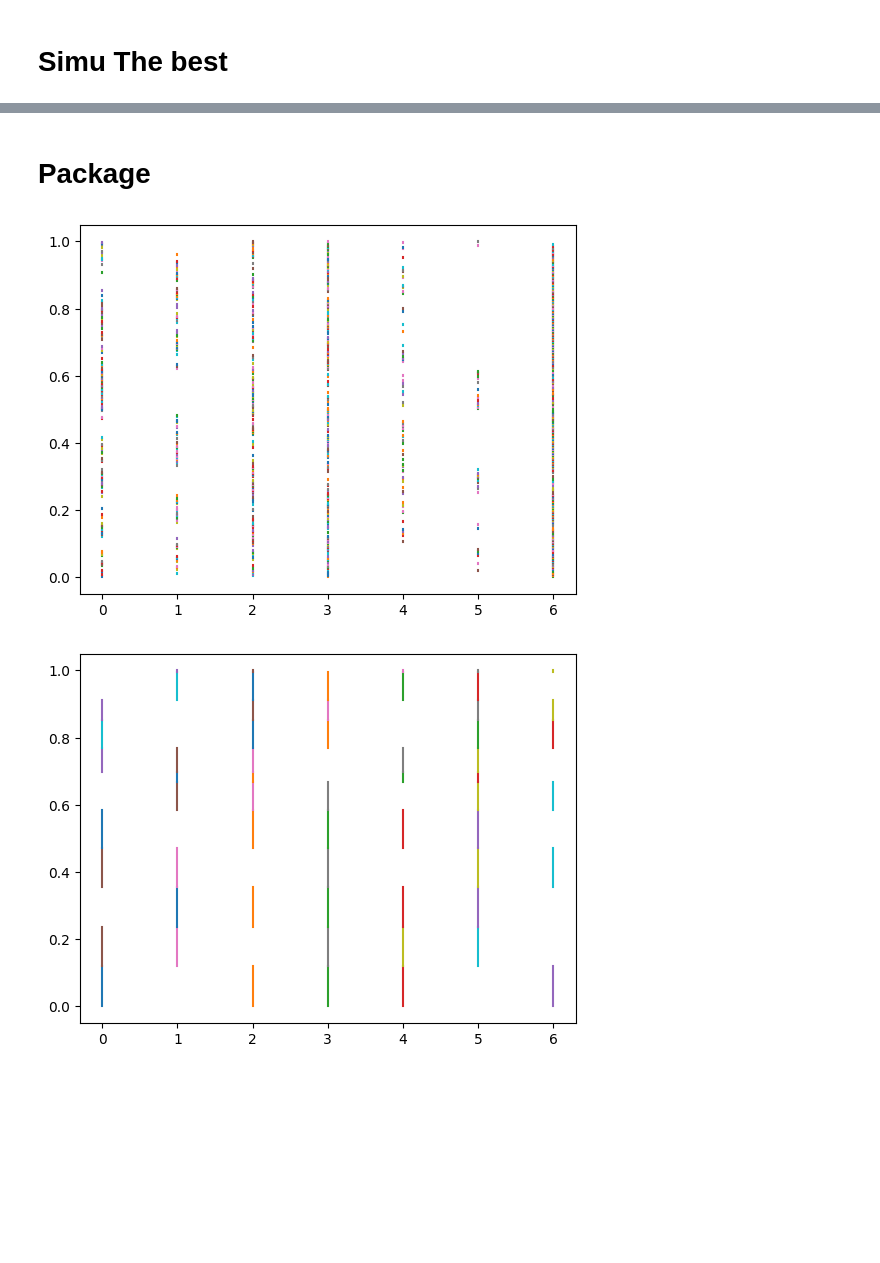
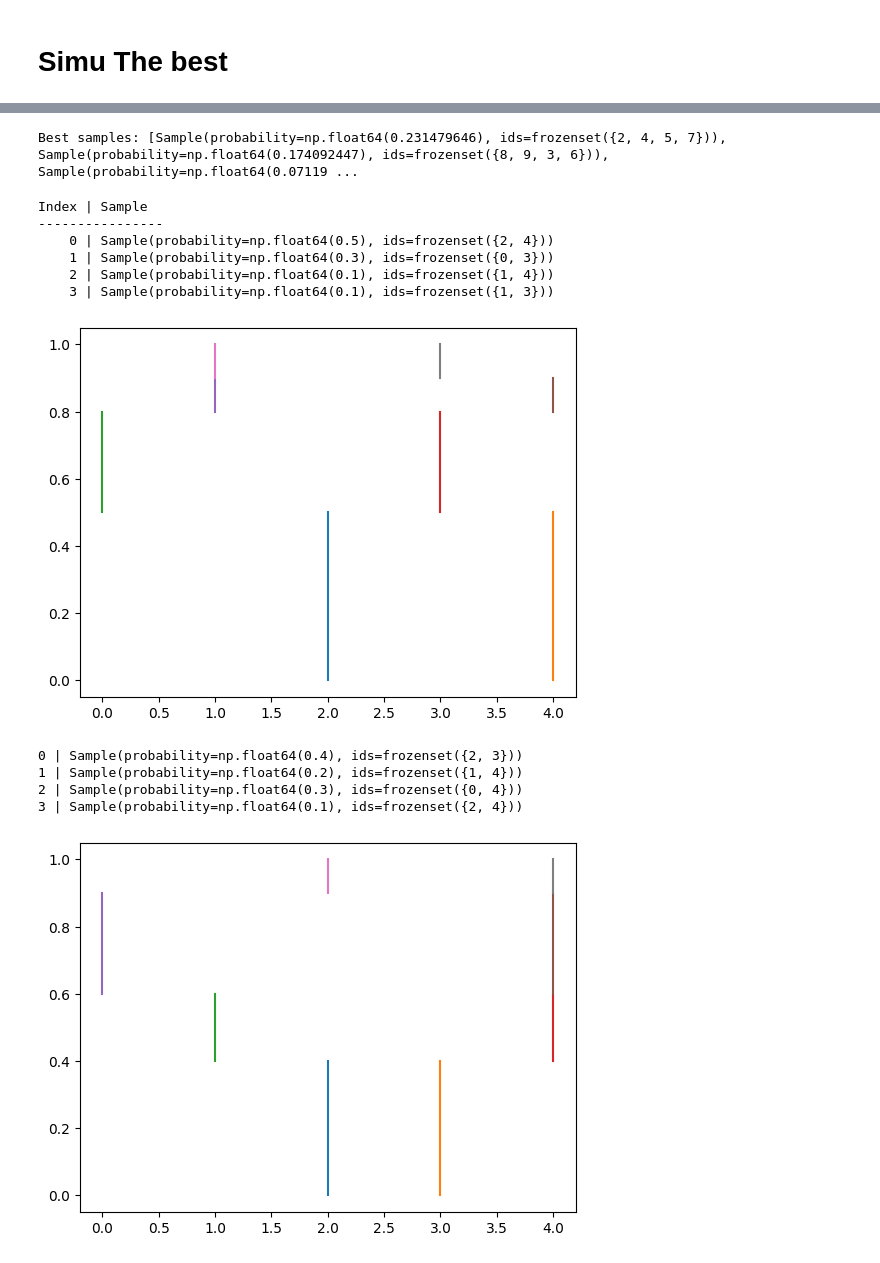
Before and after one commit to mehdimhb/geometric-sampling, a Jupyter notebook: Bardia GFS/A_Star_Optimal_GFS_3.ipynb, the cells around one changed output, grey strips where cells are left out. Drawn from its saved outputs; the diff is of its cells as text; code cells hidden in the pictures; blank space fills up the shorter version.

```diff
--- a/Bardia GFS/A_Star_Optimal_GFS_3.ipynb
+++ b/Bardia GFS/A_Star_Optimal_GFS_3.ipynb
@@ -389,0 +660,9 @@ efficiency of cube sampling 1.43
+# %%
+astar.best_design.merge_identical()  # This merges identical samples
+print(len(astar.best_design.heap))   # Now prints the number of samples after merging
+
+# Or, to be clear:
+count = 0
+for sample in astar.best_design:
+    count += 1
+print("Number of samples in the best design after merging:", count)
@@ -433,2 +810,0 @@ Iterations run: 10000000
-# %% [markdown]
-# Package
@@ -441,19 +811,36 @@ import numpy as np
-# %%
-N = 7
-inclusion = np.random.rand(N)
-inlcusion = np.array([.38, .3, .42, .65, .25, .1, .9])
-D = Design(inlcusion)
-for i in range(10000):
-    D.iterate()
-D.merge_identical()
-D.show()
-x = np.random.rand(N)
-x = np.array([1,2,4,5,7,8,9])
-a = AStarFast(VarNHT(x, inclusion))
-a.run(max_iterations= 100000, num_new_nodes= 4, max_open_set_size= 1000, num_changes= 1)
-a.best_design.show()
-#for sample in a.best_design:
- #   print(sample)
-# %% [output]
-[figure, removed]
-[figure, removed]
+# %%
+best_samples = [sample for sample in astar.best_design]
+print("Best samples:", best_samples)
+# %% [output]
+Best samples: [Sample(probability=np.float64(0.231479646), ids=frozenset({2, 4, 5, 7})), Sample(probability=np.float64(0.174092447), ids=frozenset({8, 9, 3, 6})), Sample(probability=np.float64(0.07119 ...
+# %%
+inclusions = np.array([0.3, 0.2, 0.5, 0.4, 0.6])
+AsDesign = Design(inclusions=inclusions)
+print("Index | Sample")
+print("----------------")
+for i, sample in enumerate(AsDesign):
+    print(f"{i:5d} | {sample}")
+AsDesign.show()
+
+
+
+inclusions = np.array([0.3, 0.2, 0.5, 0.4, 0.6])
+perm = np.random.permutation(len(inclusions))
+shuffled = inclusions[perm]
+AsDesign = Design(inclusions=shuffled, perm=perm)
+for i, sample in enumerate(AsDesign):
+    print(f"{i} | {sample}")
+AsDesign.show()
+# %% [output]
+Index | Sample
+----------------
+    0 | Sample(probability=np.float64(0.5), ids=frozenset({2, 4}))
+    1 | Sample(probability=np.float64(0.3), ids=frozenset({0, 3}))
+    2 | Sample(probability=np.float64(0.1), ids=frozenset({1, 4}))
+    3 | Sample(probability=np.float64(0.1), ids=frozenset({1, 3}))
+[figure, added]
+0 | Sample(probability=np.float64(0.4), ids=frozenset({2, 3}))
+1 | Sample(probability=np.float64(0.2), ids=frozenset({1, 4}))
+2 | Sample(probability=np.float64(0.3), ids=frozenset({0, 4}))
+3 | Sample(probability=np.float64(0.1), ids=frozenset({2, 4}))
+[figure, added]
```
Also changed, not shown: parts of 24 cells of this notebook, 4 other files.
